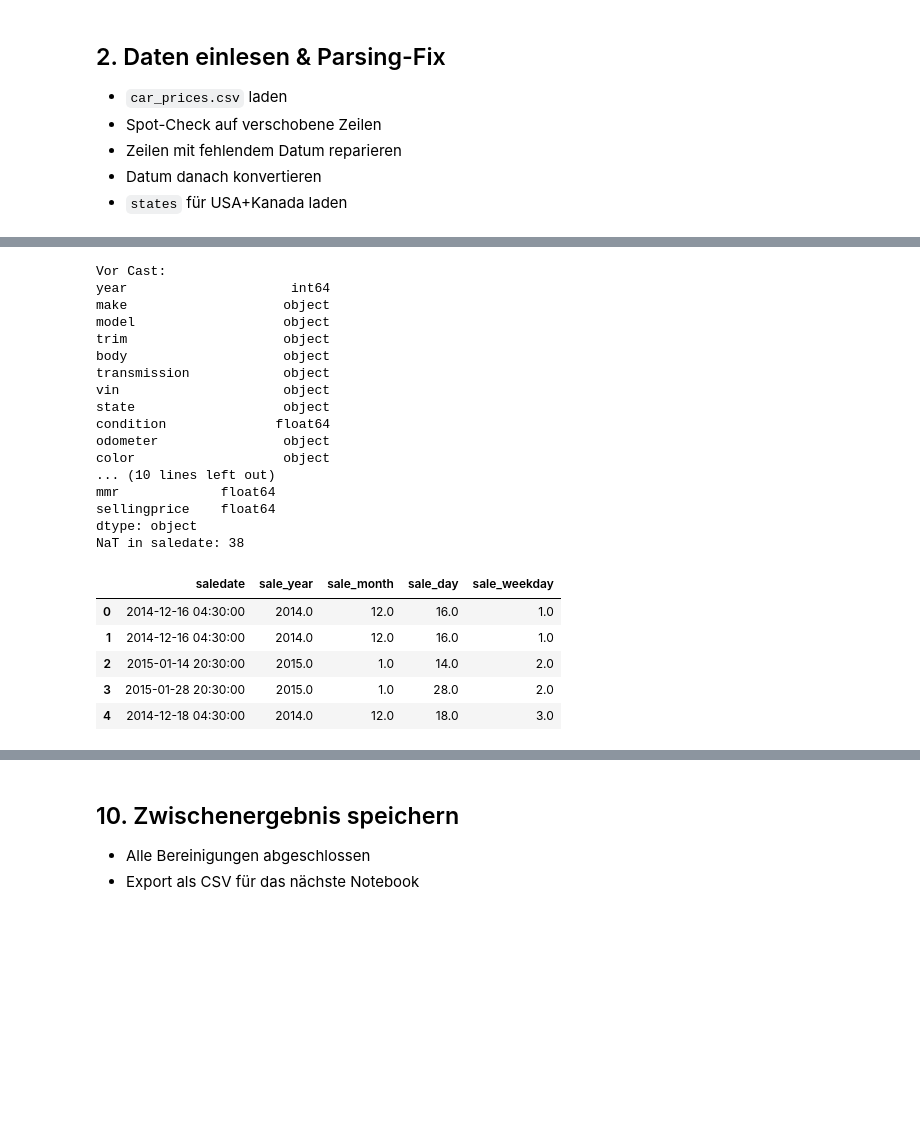
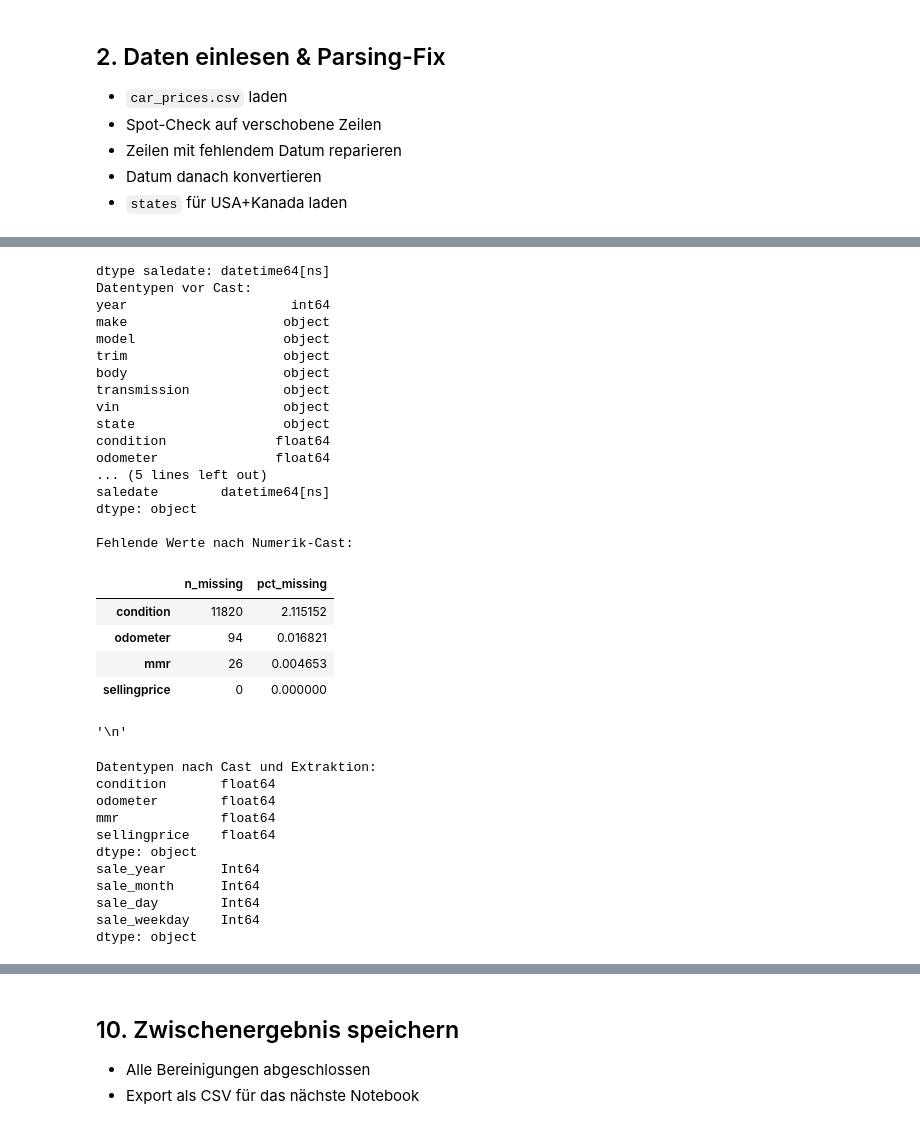
Before and after one commit to chiarasteffen/car_sales_prediction, a Jupyter notebook: notebooks/01_data_preprocessing_and_ingestion.ipynb, the cells around one changed output, grey strips where cells are left out. Saved outputs shown, nothing was run; the diff lists cells and outputs as text; code cells hidden in the pictures; blank space fills up the shorter version.

```diff
--- a/notebooks/01_data_preprocessing_and_ingestion.ipynb
+++ b/notebooks/01_data_preprocessing_and_ingestion.ipynb
@@ -113,50 +88,69 @@ states: 72×4
 # %%
-# 3.1 Datentypen vor Cast
-print("Vor Cast:")
+# %% [code]
+# 3.1 Sicherstellen, dass 'saledate' ein datetime64 ist
+cars["saledate"] = pd.to_datetime(
+    cars["saledate"], errors="coerce", utc=True
+).dt.tz_convert(None)
+print("dtype saledate:", cars["saledate"].dtype)
+
+# 3.2 Datentypen vor Cast
+print("Datentypen vor Cast:")
 print(cars.dtypes, "\n")
 
-# 3.2 Numerische Spalten casten
-num_cols = ["condition","odometer","mmr","sellingprice"]
+# 3.3 Numerische Spalten casten
+num_cols = ["condition", "odometer", "mmr", "sellingprice"]
 for c in num_cols:
     cars[c] = pd.to_numeric(cars[c], errors="coerce")
 
-# 3.3 Datumskonvertierung (falls noch nicht typisiert)
-cars["saledate"] = pd.to_datetime(
-    cars["saledate"], errors="coerce", utc=True
-).dt.tz_convert(None)
+# 3.4 Prüfung: Fehlende Werte nach Cast
+miss_num = cars[num_cols].isna().sum().to_frame("n_missing")
+miss_num["pct_missing"] = 100 * miss_num["n_missing"] / len(cars)
+print("Fehlende Werte nach Numerik-Cast:")
+display(miss_num, "\n")
 
-# 3.4 Datumskomponenten
-cars["sale_year"]    = cars["saledate"].dt.year
-cars["sale_month"]   = cars["saledate"].dt.month
-cars["sale_day"]     = cars["saledate"].dt.day
-cars["sale_weekday"] = cars["saledate"].dt.weekday  # 0=Mo … 6=So
+# 3.5 Datumskomponenten als Integer extrahieren
+cars["sale_year"]    = cars["saledate"].dt.year.astype("Int64")
+cars["sale_month"]   = cars["saledate"].dt.month.astype("Int64")
+cars["sale_day"]     = cars["saledate"].dt.day.astype("Int64")
+cars["sale_weekday"] = cars["saledate"].dt.weekday.astype("Int64")  # 0=Mo … 6=So
 
-# 3.5 Kontrolle
-print("Nach Cast:")
+# 3.6 Kontrolle
+print("Datentypen nach Cast und Extraktion:")
 print(cars[num_cols].dtypes)
-print("NaT in saledate:", cars["saledate"].isna().sum(), "\n")
+print(cars[["sale_year","sale_month","sale_day","sale_weekday"]].dtypes, "\n")
 display(cars[["saledate","sale_year","sale_month","sale_day","sale_weekday"]].head())
 # %% [output]
-Vor Cast:
+dtype saledate: datetime64[ns]
+Datentypen vor Cast:
 year                     int64
 make                    object
 model                   object
 trim                    object
 body                    object
 transmission            object
 vin                     object
 state                   object
 condition              float64
-odometer                object
-color                   object
-... (10 lines left out)
-mmr             float64
-sellingprice    float64
+odometer               float64
+... (5 lines left out)
+saledate        datetime64[ns]
 dtype: object
-NaT in saledate: 38
+
+Fehlende Werte nach Numerik-Cast:
-|  | saledate | sale_year | sale_month | sale_day | sale_weekday |
-| 0 | 2014-12-16 04:30:00 | 2014.0 | 12.0 | 16.0 | 1.0 |
-| 1 | 2014-12-16 04:30:00 | 2014.0 | 12.0 | 16.0 | 1.0 |
-| 2 | 2015-01-14 20:30:00 | 2015.0 | 1.0 | 14.0 | 2.0 |
-| 3 | 2015-01-28 20:30:00 | 2015.0 | 1.0 | 28.0 | 2.0 |
-| 4 | 2014-12-18 04:30:00 | 2014.0 | 12.0 | 18.0 | 3.0 |
+|  | n_missing | pct_missing |
+| condition | 11820 | 2.115152 |
+| odometer | 94 | 0.016821 |
+| mmr | 26 | 0.004653 |
+| sellingprice | 0 | 0.000000 |
+'\n'
+Datentypen nach Cast und Extraktion:
+condition       float64
+odometer        float64
+mmr             float64
+sellingprice    float64
+dtype: object
+sale_year       Int64
+sale_month      Int64
+sale_day        Int64
+sale_weekday    Int64
+dtype: object
```
Also changed, not shown: parts of 24 cells of this notebook, 5 other files.
